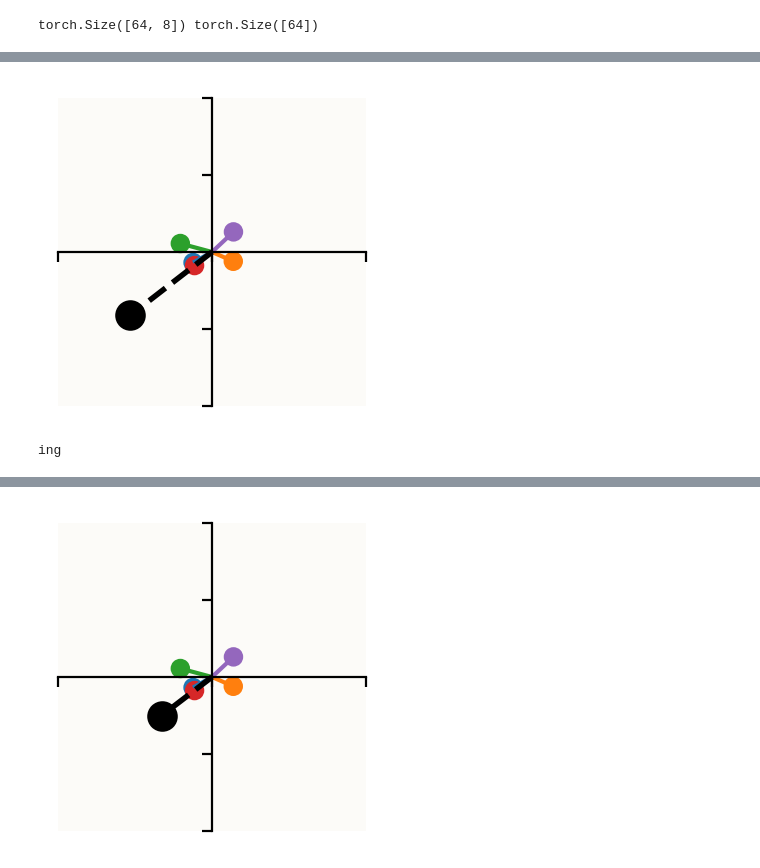
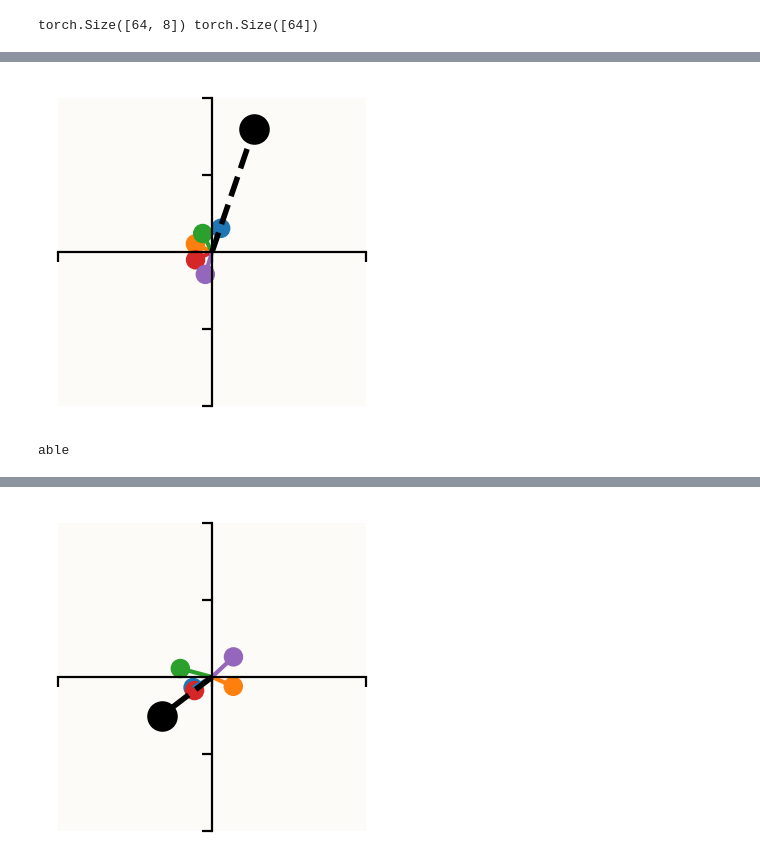
Before and after one commit to smurphnerd/FIT5047-assignment4, a Jupyter notebook: hallucinations/modelling_hallucinations.ipynb, the cells around one changed output, grey strips where cells are left out. Cells and saved outputs as stored; diff of their text form; code cells hidden in the pictures.

```diff
--- a/hallucinations/modelling_hallucinations.ipynb
+++ b/hallucinations/modelling_hallucinations.ipynb
@@ -45,8 +46,8 @@ nltk.download('words', quiet=True)
 english_words = words.words()
 
 # Define prefixes and suffixes
-prefixes = ['un', 'anti', 'inter']
-suffixes = ['able', 'less']
+prefixes = ['un', 're']
+suffixes = ['able', 'ful', 'ness']
 
 # Function to categorize a word
 def categorize_word(word):
@@ -54,7 +55,7 @@ def categorize_word(word):
     suffix_match = next((suffix for suffix in suffixes if word.endswith(suffix)), None)
 
     if prefix_match and suffix_match:
-        return 'dual'
+        return [prefix_match, suffix_match]
     elif prefix_match:
         return prefix_match
     elif suffix_match:
@@ -104,6 +106,7 @@ config = Config(
     word2idx=dm.word2idx,
     n_features=dm.num_classes,
     n_hidden=2,
+    run_mode='scratch',
 )
 
-model = Model(config)
+model = Model(config).to(DEVICE)
@@ -109,0 +115,2 @@ model = Model(config)
+# %%
+model.load_state_dict(torch.load(f"./checkpoints/{path_name}.pth"))
@@ -160,7 +179,7 @@ def plot_intro_diagram(model, hiddens=None):
                                         linewidths=2,
                                         linestyle='--'))
 
-  z = 20
+  z = 5
   ax.set_facecolor('#FCFBF8')
   ax.set_xlim((-z,z))
   ax.set_ylim((-z,z))
@@ -213,8 +246,8 @@ print(dm.str_classes[out])
 un
 # %%
-out, acts = get_activation_from_word("pre")
+out, acts = get_activation_from_word("able")
 plot_intro_diagram(model, acts)
 print(dm.str_classes[out])
 # %% [output]
-[figure, old version]
+[figure, new version]
-ing
+able
```
Also changed, not shown: parts of 18 cells of this notebook, 6 other files.
